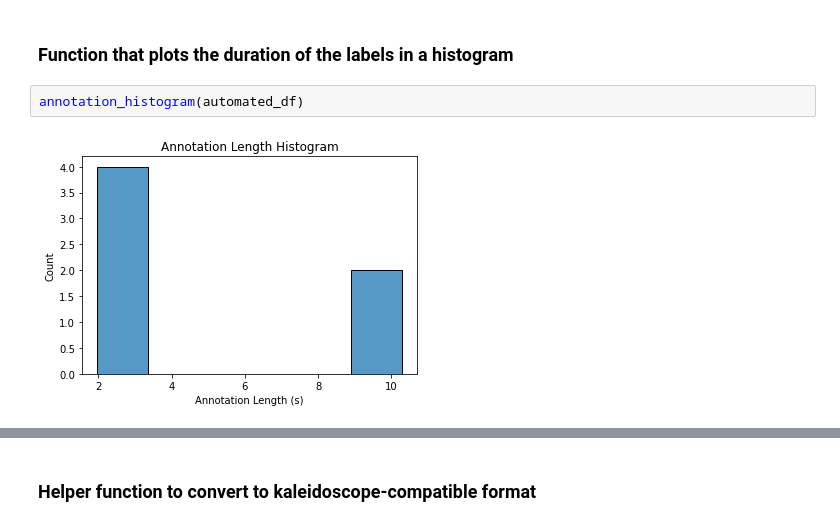
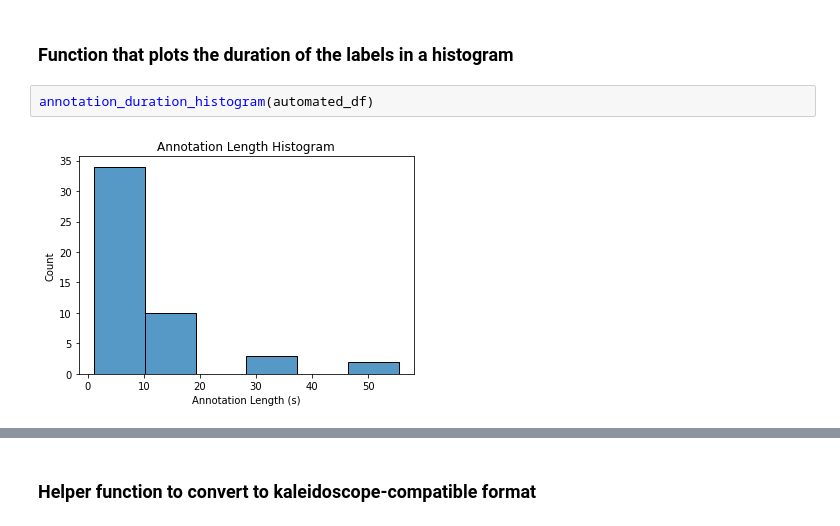
Before and after one commit to UCSD-E4E/PyHa, a Jupyter notebook: PyHa_Tutorial.ipynb, the cells around one changed output, grey strips where cells are left out. Saved outputs shown, nothing was run; the diff lists cells and outputs as text.

```diff
--- a/PyHa_Tutorial.ipynb
+++ b/PyHa_Tutorial.ipynb
@@ -81,7 +91,7 @@ annotation_duration_statistics(manual_df)
 # %% [markdown]
 ### Function that plots the duration of the labels in a histogram
 # %%
-annotation_histogram(automated_df)
+annotation_duration_histogram(automated_df)
 # %% [output]
-[figure, old version]
+[figure, new version]
 # %%
```
Also changed, not shown: parts of 6 cells of this notebook, 1 other file.
